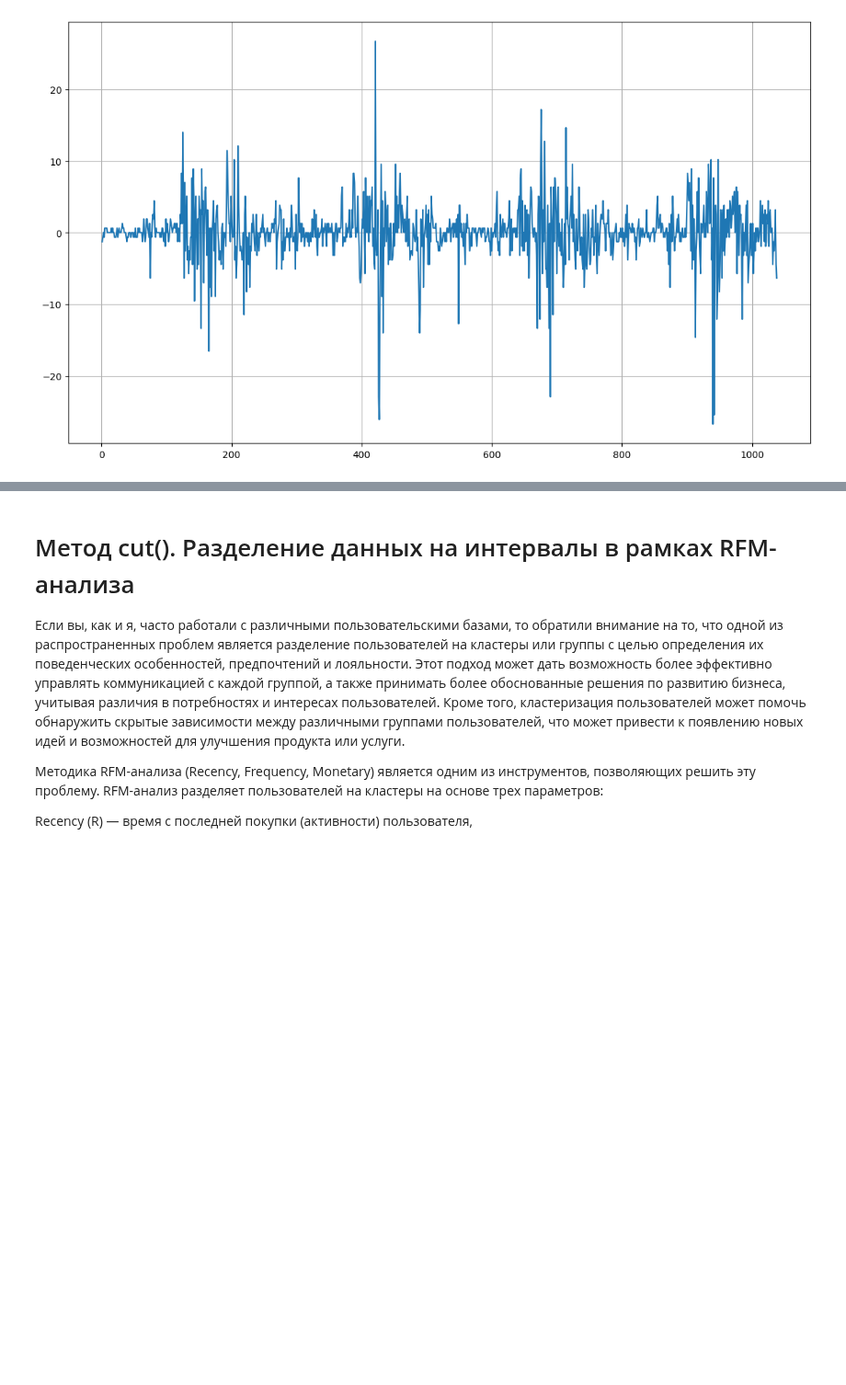
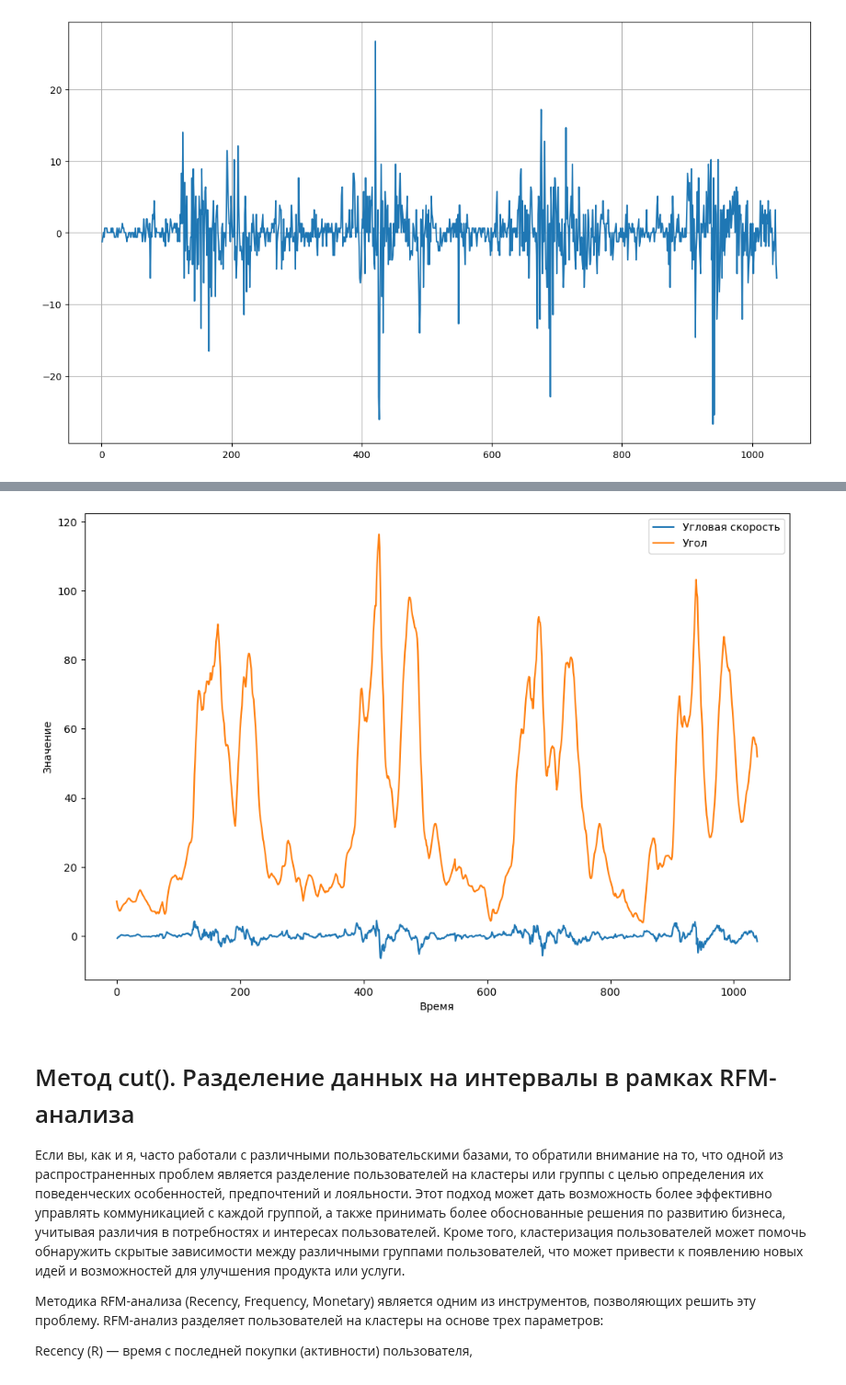
Before and after one commit to vn322/Sport-University, a Jupyter notebook: Биомеханический_анализ_выполнения_приёма_Учи_Мата_в_дзюдо.ipynb, the cells around one changed output, grey strips where cells are left out. Shown at 92% size. Saved outputs shown, nothing was run; the diff lists cells and outputs as text; code cells hidden in the pictures; blank space fills up the shorter version.

```diff
--- a/Биомеханический_анализ_выполнения_приёма_Учи_Мата_в_дзюдо.ipynb
+++ b/Биомеханический_анализ_выполнения_приёма_Учи_Мата_в_дзюдо.ipynb
@@ -801,3 +808,14 @@ pi=3.1415926535897932384626433832795
+# %%
+plt.figure(figsize=(12, 8))
+plt.plot((df_glad["3D_Правое бедро"]-df_glad["3D_Правое бедро"].shift(1))/1.570796325, label="Угловая скорость")
+plt.plot(df_glad["3D_Правое бедро"], label="Угол")
+
+plt.xlabel("Время")
+plt.ylabel("Значение")
+plt.legend()
+plt.show()
+# %% [output]
+[figure, added]
 # %% [markdown]
 # Метод cut(). Разделение данных на интервалы в рамках RFM-анализа
 Если вы, как и я, часто работали с различными пользовательскими базами, то обратили внимание на то, что одной из распространенных проблем является разделение пользователей на кластеры или группы с целью определения их поведенческих особенностей, предпочтений и лояльности. Этот подход может дать возможность более эффективно управлять коммуникацией с каждой группой, а также принимать более обоснованные решения по развитию бизнеса, учитывая различия в потребностях и интересах пользователей. Кроме того, кластеризация пользователей может помочь обнаружить скрытые зависимости между различными группами пользователей, что может привести к появлению новых идей и возможностей для улучшения продукта или услуги.
```
Also changed, not shown: parts of 2 cells of this notebook.
